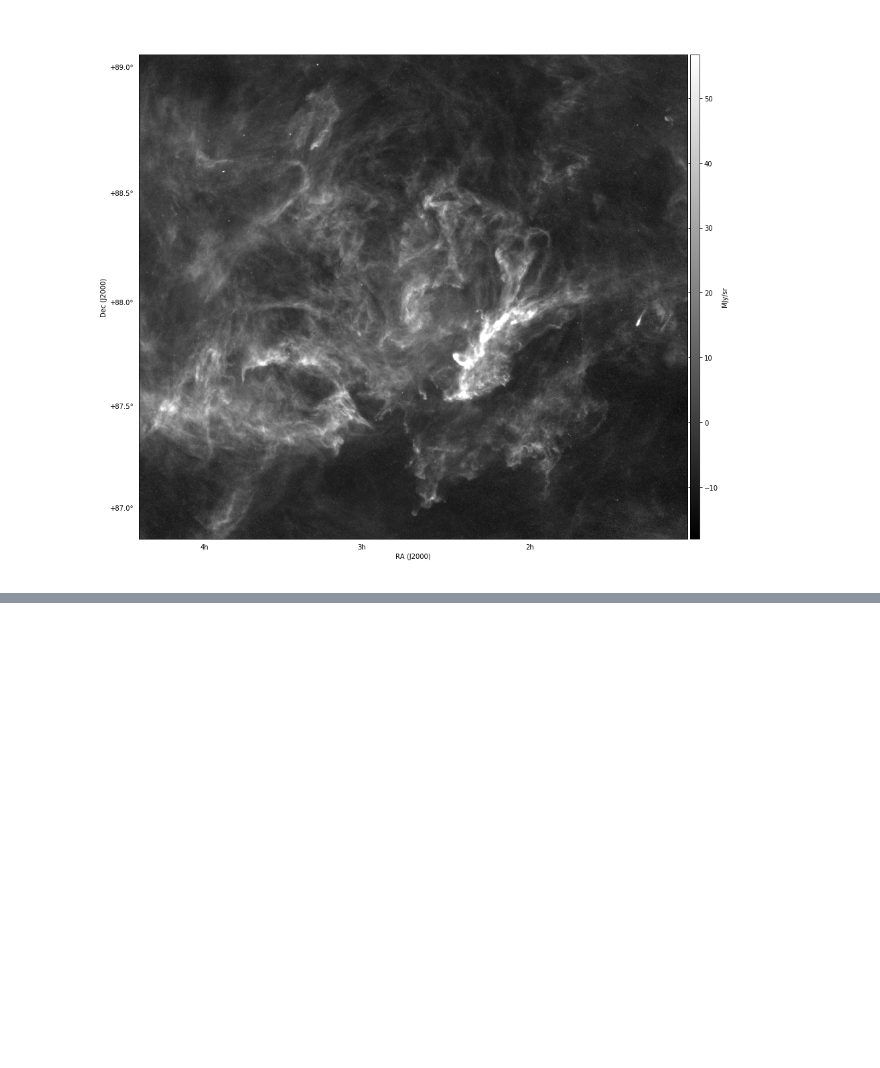
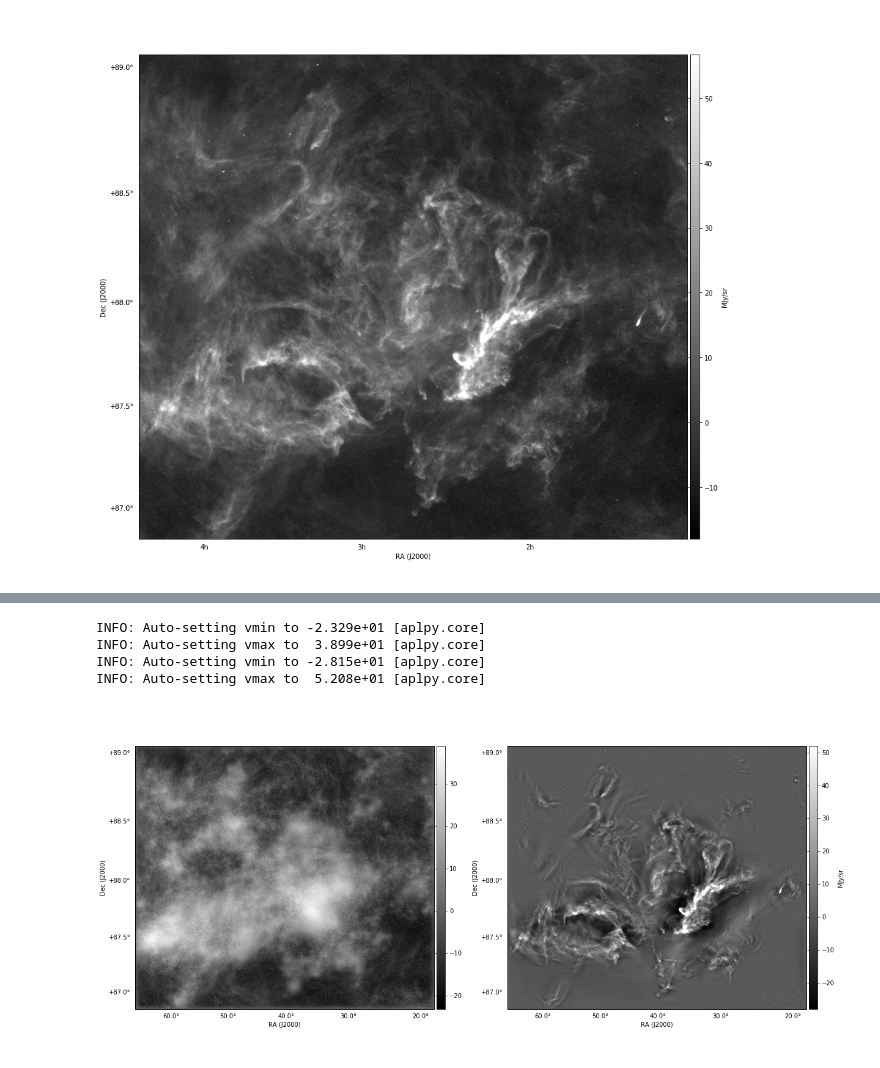
Before and after one commit to hoangducthuong/notebooks, a Jupyter notebook: Polaris.ipynb, the cells around one changed output, grey strips where cells are left out. Cells and saved outputs as stored; diff of their text form; code cells hidden in the pictures; blank space fills up the shorter version.

```diff
--- a/Polaris.ipynb
+++ b/Polaris.ipynb
@@ -8,7 +8,7 @@ from astropy.io import fits
 Populating the interactive namespace from numpy and matplotlib
 # %%
 fig_all = plt.figure(1, figsize=(15,15))
-figfile = '/user/workdir/robitaij/fil2star/Herschel/Gould_Belt/polaris-250_cut.fits'
+figfile = '/Users/robitaij/postdoc/Herschel/Gould Belt/polaris-250_cut.fits'
 fig = aplpy.FITSFigure(figfile,figure=fig_all)
 fig.show_colorscale(cmap='gray')
 fig.tick_labels.set_xformat('hh')
@@ -121,0 +126,34 @@ np.save('/user/workdir/robitaij/fil2star/Herschel/Gould_Belt/analysis/Polaris_q.
+# %%
+M = wav_k.shape[0]
+
+coherent = np.sum(wt[M:2*M,:,:],axis=0)
+Gaussian = np.sum(wt[2*M:3*M,:,:],axis=0)
+
+fits.writeto('/Users/robitaij/postdoc/Herschel/Gould Belt/analysis/Polaris_cohe.fits',\
+            coherent.real,header,overwrite=True)
+fits.writeto('/Users/robitaij/postdoc/Herschel/Gould Belt/analysis/Polaris_gaussian.fits',\
+            Gaussian.real,header,overwrite=True)
+
+fig_all = plt.figure(1, figsize=(20,10))
+
+figfile = '/Users/robitaij/postdoc/Herschel/Gould Belt/analysis/Polaris_gaussian.fits'
+fig = aplpy.FITSFigure(figfile, figure=fig_all, convention='calabretta',subplot=(1, 2, 1))
+fig.show_colorscale(cmap='gray')
+fig.tick_labels.set_xformat('dd.d')
+fig.tick_labels.set_yformat('dd.d')
+fig.add_colorbar()
+
+figfile = '/Users/robitaij/postdoc/Herschel/Gould Belt/analysis/Polaris_cohe.fits'
+fig = aplpy.FITSFigure(figfile, figure=fig_all, convention='calabretta',subplot=(1, 2, 2))
+fig.show_colorscale(cmap='gray')
+fig.tick_labels.set_xformat('dd.d')
+fig.tick_labels.set_yformat('dd.d')
+fig.add_colorbar()
+#fig.colorbar.set_axis_label_text(r'H$_2$ cm$^{-2}$')
+fig.colorbar.set_axis_label_text(r'MJy/sr')
+# %% [output]
+INFO: Auto-setting vmin to -2.329e+01 [aplpy.core]
+INFO: Auto-setting vmax to  3.899e+01 [aplpy.core]
+INFO: Auto-setting vmin to -2.815e+01 [aplpy.core]
+INFO: Auto-setting vmax to  5.208e+01 [aplpy.core]
+[figure, added]
```
Also changed, not shown: parts of 4 cells of this notebook, 2 other files.
